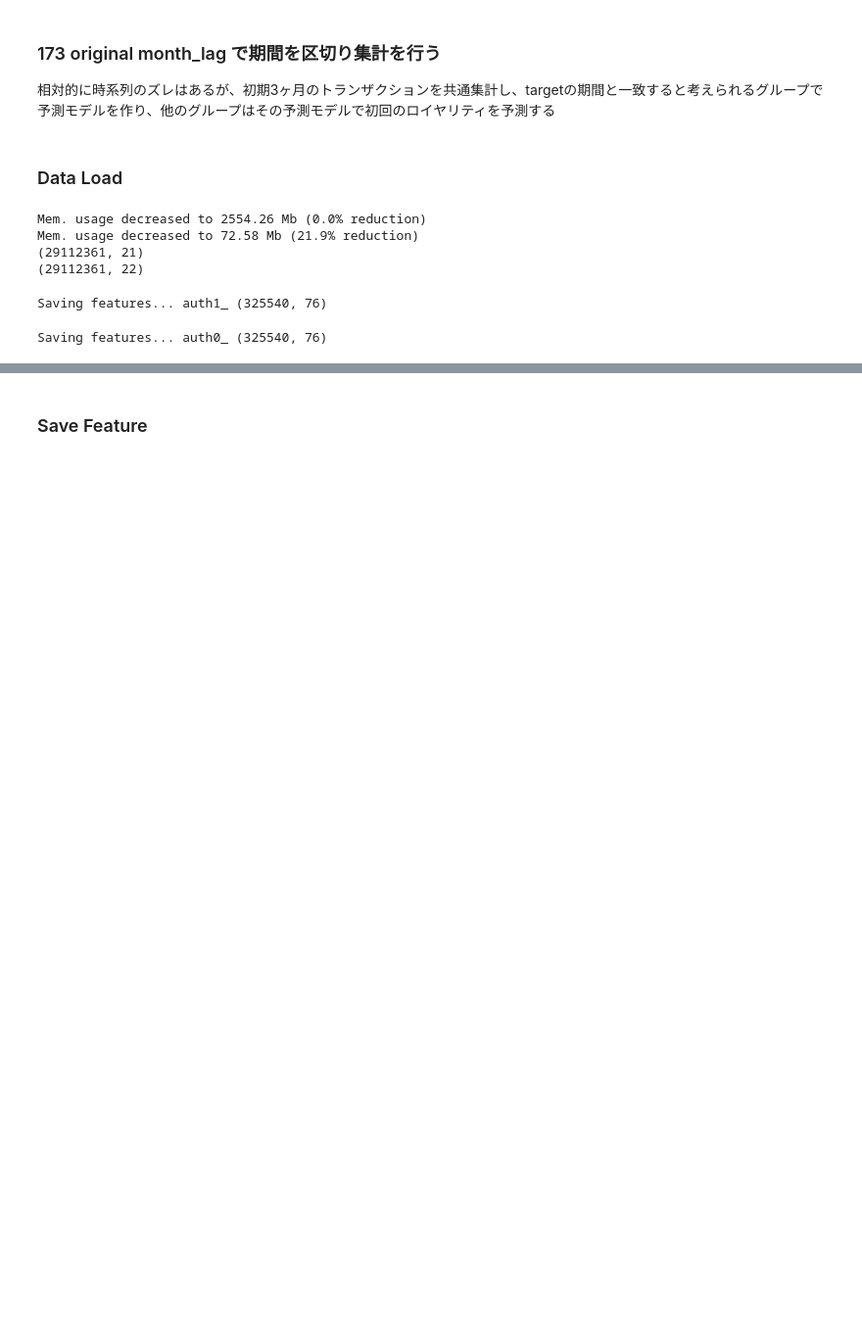
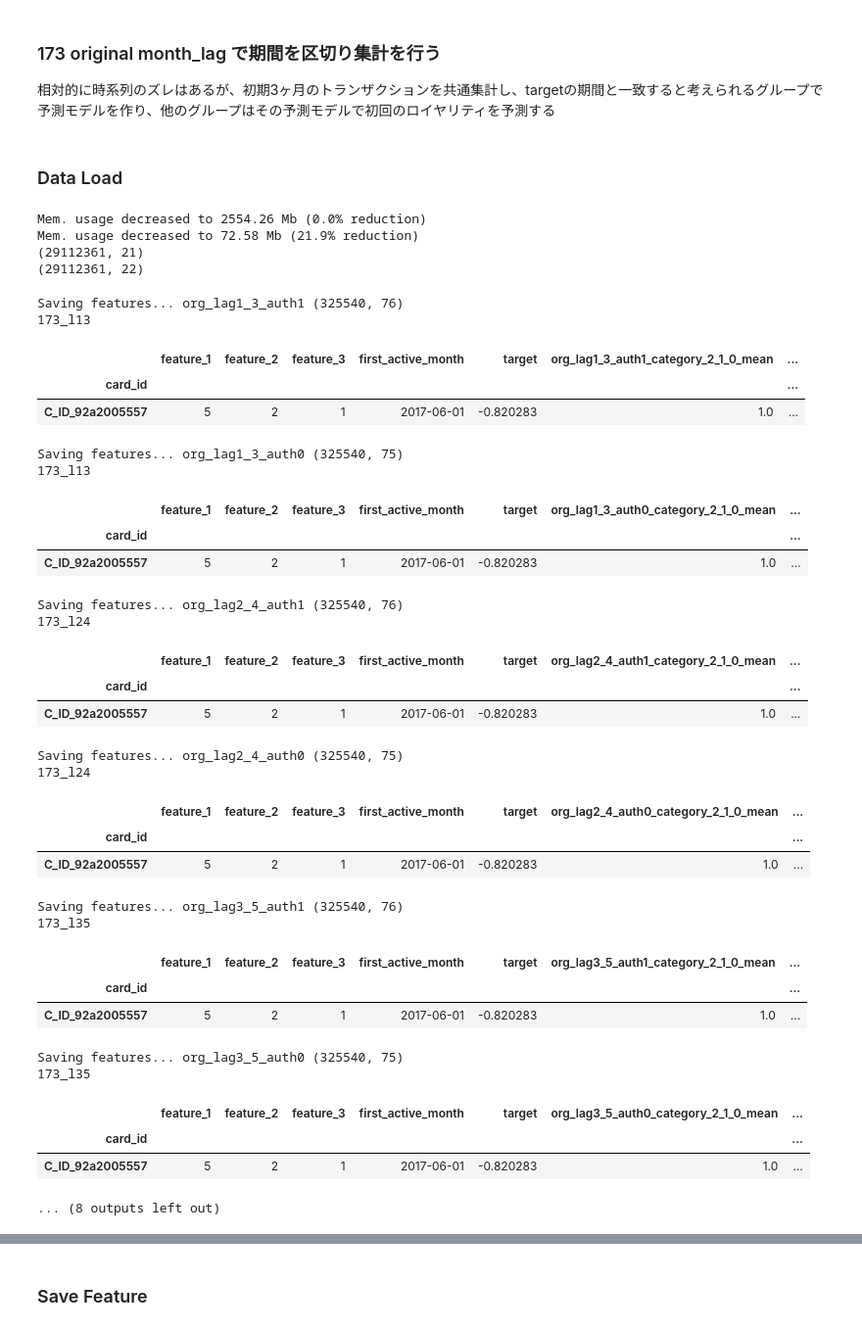
Before and after one commit to Chestnut1999/Elo-Recommendation-23place, a Jupyter notebook: jpy/173_174_elo_fe4_org_lag_term_feature.ipynb, the cells around one changed output, grey strips where cells are left out. Shown at 98% size. Cells and saved outputs as stored; diff of their text form; code cells hidden in the pictures; blank space fills up the shorter version.

```diff
--- a/jpy/173_174_elo_fe4_org_lag_term_feature.ipynb
+++ b/jpy/173_174_elo_fe4_org_lag_term_feature.ipynb
@@ -177,8 +177,9 @@ def impute_agg(df):
     return df
 # %%
 # term
-term_num = 1
-base_list = np.zeros(term_num).astype('int8')
+term_num = 5
+# base_list = np.zeros(term_num).astype('int8')
+base_list = np.arange(1, term_num+1, 1)
 last_list = np.arange(1, term_num+1, 1)+2
 col_month = 'org_month_lag'
 cat1_0 = False
@@ -218,7 +219,6 @@ for base_month, last_month in zip(base_list, last_list):
 
         feat_agg(df, fname)
 
-
         train_test['first_active_month'] =  pd.to_datetime(train_test['first_active_month'])
         for col in train_test.columns:
             if col.count('purchase_date'):
@@ -227,49 +227,80 @@ for base_month, last_month in zip(base_list, last_list):
         # 最終までの期間
         train_test[f'{fname}_term_from_first_month'] = (train_test[f'{fname}_purchase_date_max'] - train_test[f'first_active_month']).dt.days
 
         # 20180501までの期間を各データセットパターンで
         train_test[f'{fname}_term_from_now'] = (pd.to_datetime('2018-05-01') - train_test[f'{fname}_purchase_date_max']).dt.days
-
 
         # auth1, auth0の間の期間
         # とりあえずいらない
 #         if cat1_0:
 #             train_test[f'{term_type}_auth1_0_cat0_term'] = train_test[f'{term_type}_auth1_cat0_term_from_now'] - train_test[f'{term_type}_auth0_cat0_term_from_now']
 #             train_test[f'{term_type}_auth1_0_cat1_term'] = train_test[f'{term_type}_auth1_cat1_term_from_now'] - train_test[f'{term_type}_auth0_cat1_term_from_now']
 #         else:
 #             train_test[f'{term_type}_auth1_0_term'] = train_test[f'{term_type}_auth1_term_from_now'] - train_test[f'{term_type}_auth0_term_from_now']
 #             train_test[f'{term_type}_auth1_0_term'] = train_test[f'{term_type}_auth1_term_from_now'] - train_test[f'{term_type}_auth0_term_from_now']
 #             train_test[f'{term_type}_auth1_0_purchase_date_max_diff'] = (train_test[f'{term_type}_auth1_purchase_date_max'] - train_test[f'{term_type}_auth0_purchase_date_max']).dt.days
 #             train_test[f'{term_type}_auth1_0_purchase_date_min_diff'] = (train_test[f'{term_type}_auth1_purchase_date_min'] - train_test[f'{term_type}_auth0_purchase_date_min']).dt.days
 
         date_min_cols = [col for col in train_test.columns if col.count('purchase_date_min') and not(col.count('diff'))]
         for col in date_min_cols:
-            fname = ''
-            if col.count('auth1'):
-                fname += 'auth1_'
-            elif col.count('auth0'):
-                fname += 'auth0_'
-            if col.count('new'):
-                fname += 'new_'
-            if col.count('cat1'):
-                fname += 'cat1_'
-            elif col.count('cat0'):
-                fname += 'cat0_'
-            train_test[f'{term_type}_{fname}first_buy'] = (train_test[col] - train_test[f'first_active_month']).dt.days
-
+            if cat1_0:
+                if col.count('auth1') and col.count('cat0'):
+                    train_test[f'{fname}_first_buy'] = (train_test[col] - train_test[f'first_active_month']).dt.days
+            else:
+                if col.count('auth1'):
+                    train_test[f'{fname}_first_buy'] = (train_test[col] - train_test[f'first_active_month']).dt.days
 
         train_test = impute_agg(train_test)
 
         print(f"Saving features... {fname} {train_test.shape}")
 
         ignore_features = ['first_active_month', 'card_id', target]
 
         train_test.columns = [col.replace('.', '_') for col in train_test.columns]
 
-        feat_list.append(train_test.copy())
+        ignore_features = ['first_active_month', 'card_id', target]
 
-        del train_test
-        gc.collect()
+        prefix = f'173_l{base_month}{last_month}'
+        print(prefix)
+        display(train_test.head(1))
+        for col in train_test.columns:
+            if col in ignore_features: continue
+            if (col.count('feature_')):continue
+            if (col.count('unix_date')):continue
+            if (col.count('purchase_date')) and not(col.count('diff')):continue
+            feature = train_test[col].fillna(-1).astype('float32').values
+
+            utils.to_pkl_gzip(path = f'../features/1_first_valid/{prefix}_{col}@', obj=feature)
+#             utils.to_pkl_gzip(path = f'../features/2_second_valid/{prefix}_{col}@', obj=feature)
 # %% [output]
-Saving features... auth1_ (325540, 76)
+Saving features... org_lag1_3_auth1 (325540, 76)
+173_l13
+|  | feature_1 | feature_2 | feature_3 | first_active_month | target | org_lag1_3_auth1_category_2_1_0_mean | ... |
+| card_id |  |  |  |  |  |  | ... |
+| C_ID_92a2005557 | 5 | 2 | 1 | 2017-06-01 | -0.820283 | 1.0 | ... |
-Saving features... auth0_ (325540, 76)
+Saving features... org_lag1_3_auth0 (325540, 75)
+173_l13
+|  | feature_1 | feature_2 | feature_3 | first_active_month | target | org_lag1_3_auth0_category_2_1_0_mean | ... |
+| card_id |  |  |  |  |  |  | ... |
+| C_ID_92a2005557 | 5 | 2 | 1 | 2017-06-01 | -0.820283 | 1.0 | ... |
+Saving features... org_lag2_4_auth1 (325540, 76)
+173_l24
+|  | feature_1 | feature_2 | feature_3 | first_active_month | target | org_lag2_4_auth1_category_2_1_0_mean | ... |
+| card_id |  |  |  |  |  |  | ... |
+| C_ID_92a2005557 | 5 | 2 | 1 | 2017-06-01 | -0.820283 | 1.0 | ... |
+Saving features... org_lag2_4_auth0 (325540, 75)
+173_l24
+|  | feature_1 | feature_2 | feature_3 | first_active_month | target | org_lag2_4_auth0_category_2_1_0_mean | ... |
+| card_id |  |  |  |  |  |  | ... |
+| C_ID_92a2005557 | 5 | 2 | 1 | 2017-06-01 | -0.820283 | 1.0 | ... |
+Saving features... org_lag3_5_auth1 (325540, 76)
+173_l35
+|  | feature_1 | feature_2 | feature_3 | first_active_month | target | org_lag3_5_auth1_category_2_1_0_mean | ... |
+| card_id |  |  |  |  |  |  | ... |
+| C_ID_92a2005557 | 5 | 2 | 1 | 2017-06-01 | -0.820283 | 1.0 | ... |
+Saving features... org_lag3_5_auth0 (325540, 75)
+173_l35
+|  | feature_1 | feature_2 | feature_3 | first_active_month | target | org_lag3_5_auth0_category_2_1_0_mean | ... |
+| card_id |  |  |  |  |  |  | ... |
+| C_ID_92a2005557 | 5 | 2 | 1 | 2017-06-01 | -0.820283 | 1.0 | ... |
+... (8 outputs left out)
```
Also changed, not shown: parts of 5 cells of this notebook.
